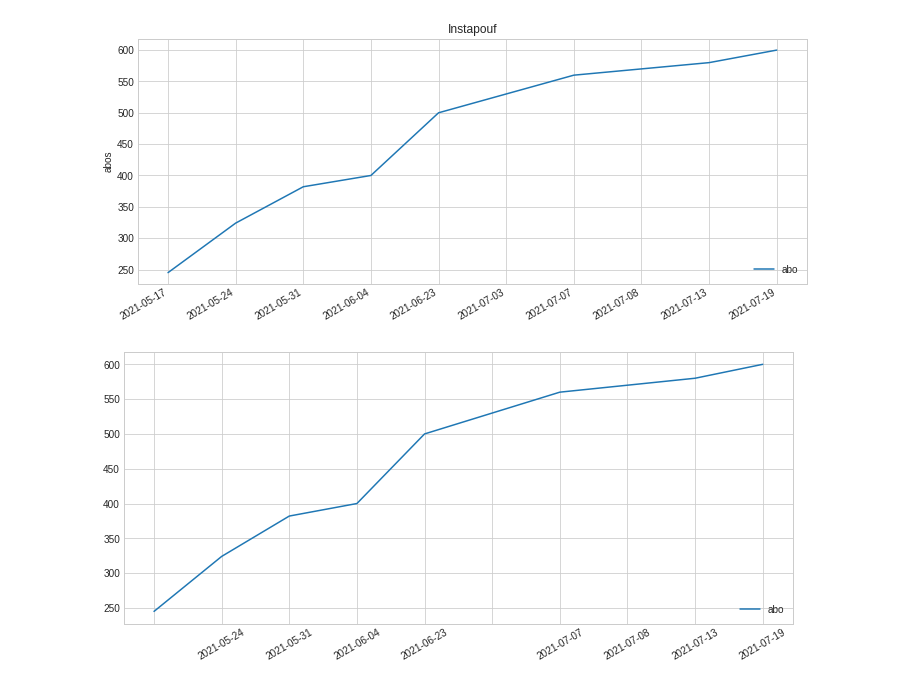
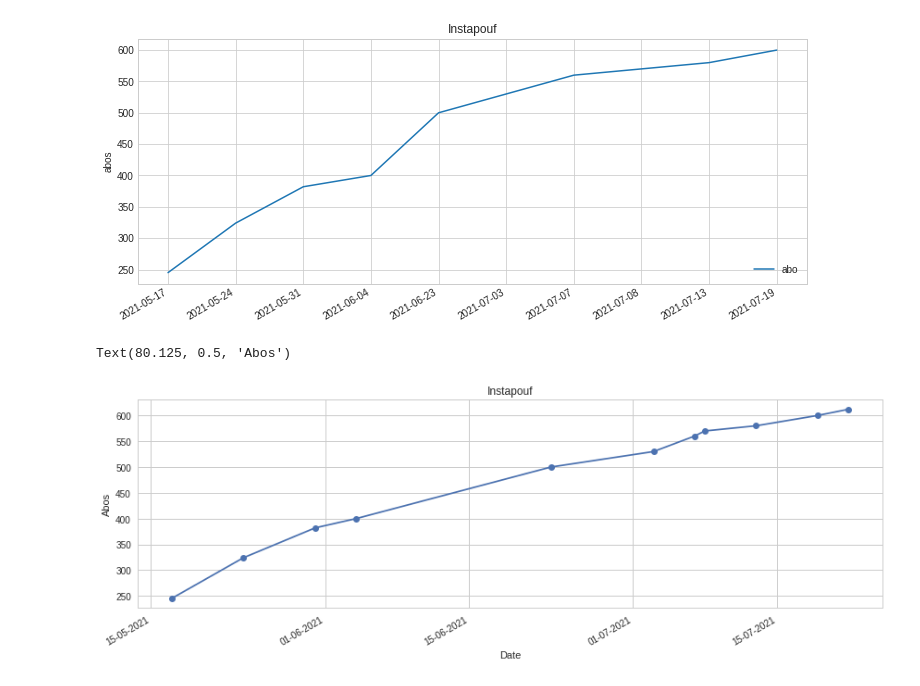
Before and after one commit to gruiick/openclassrooms-py, a Jupyter notebook: 06-python_analyze_data/data_pouf.ipynb, the cells around one changed output. Drawn from its saved outputs; the diff is of its cells as text; code cells hidden in the pictures.

```diff
--- a/06-python_analyze_data/data_pouf.ipynb
+++ b/06-python_analyze_data/data_pouf.ipynb
@@ -7,6 +7,7 @@ import numpy as np
 plt.style.use('seaborn-whitegrid')
 import pandas as pd
 import seaborn as sns
-instapouf = pd.read_csv("instapouf.csv", sep=",")
-print(instapouf)
+instapouf = pd.read_csv("../../../gruiickode/python/04-plot/data/instapouf.csv", sep=",")
+#
+instapouf.head()
 # %% [output]
@@ -47,19 +46,27 @@ fig.autofmt_xdate()
 plt.show()
 # %% [output]
 [figure]
-# %%
-spacing = 5
-fig, ax = plt.subplots(figsize=(12,5))
-ax.plot('abo', data=instapouf)
-ax.set_xticks(np.arange(len(dates)))
-ax.set_xticklabels(dates)
-ax.legend(loc=4, fontsize=10)
-plt.xticks(rotation=30)
-# for each label in the list of xticklabels
-# (we skip every n'th label in this list using [::n]):
-# set to not visible
-for label in ax.xaxis.get_ticklabels()[::spacing]:
-    label.set_visible(False)
-plt.show()
-# %% [output]
-[figure, removed]
+# %%
+import matplotlib.pyplot as plt
+from datetime import datetime, timedelta
+from matplotlib import dates as mpl_dates
+import pandas as pd
+#plt.style.use('seaborn')
+plt.style.use('seaborn-whitegrid')
+
+data = pd.read_csv('../../../gruiickode/python/04-plot/data/instapouf.csv')
+data['date'] = pd.to_datetime(data['date'])
+#data.sort_values('date', inplace=True)
+
+plt.subplots(figsize=(12,4))
+plt.plot_date(data['date'], data['abo'], linestyle='solid')
+plt.gcf().autofmt_xdate()
+date_format = mpl_dates.DateFormatter('%d-%m-%Y')
+plt.gca().xaxis.set_major_formatter(date_format)
+plt.tight_layout()
+plt.title('Instapouf')
+plt.xlabel('Date')
+plt.ylabel('Abos')
+# %% [output]
+Text(80.125, 0.5, 'Abos')
+[figure, added]
```
Also changed, not shown: parts of 3 cells of this notebook, 1 other file.
